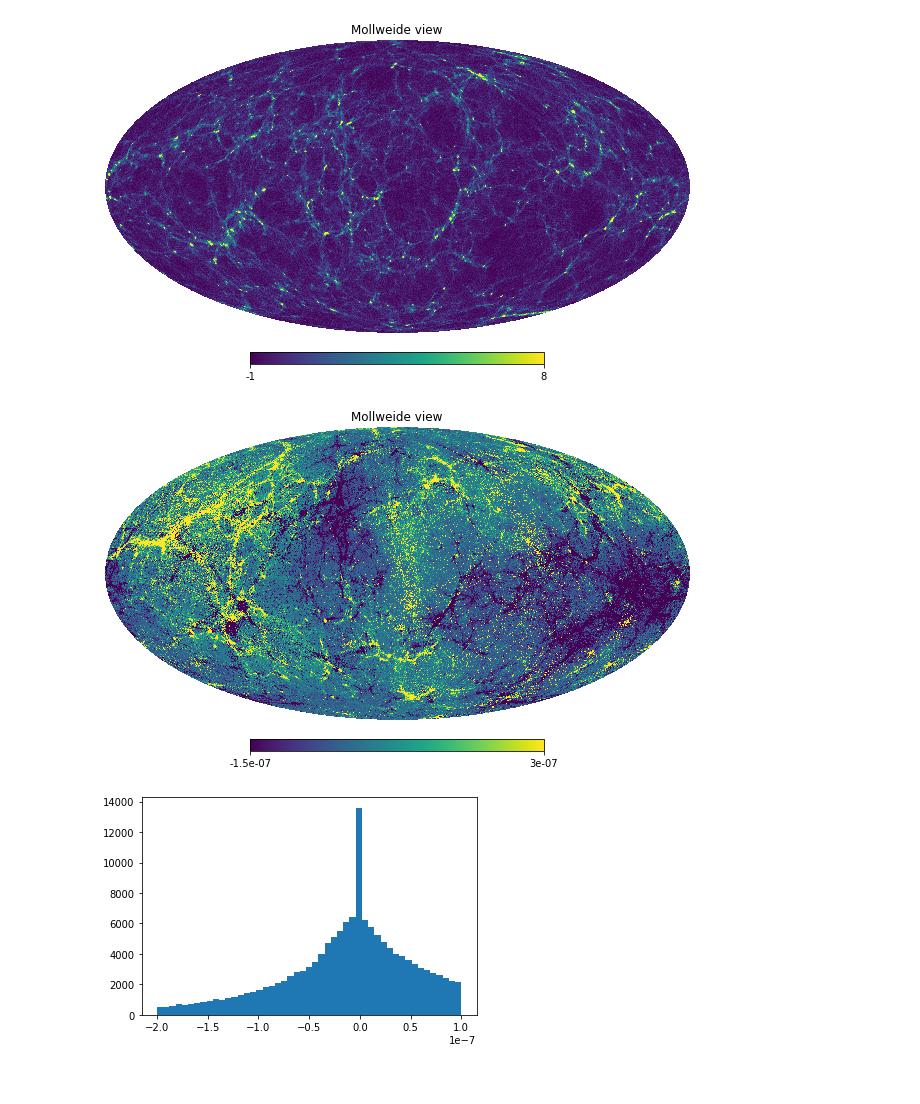
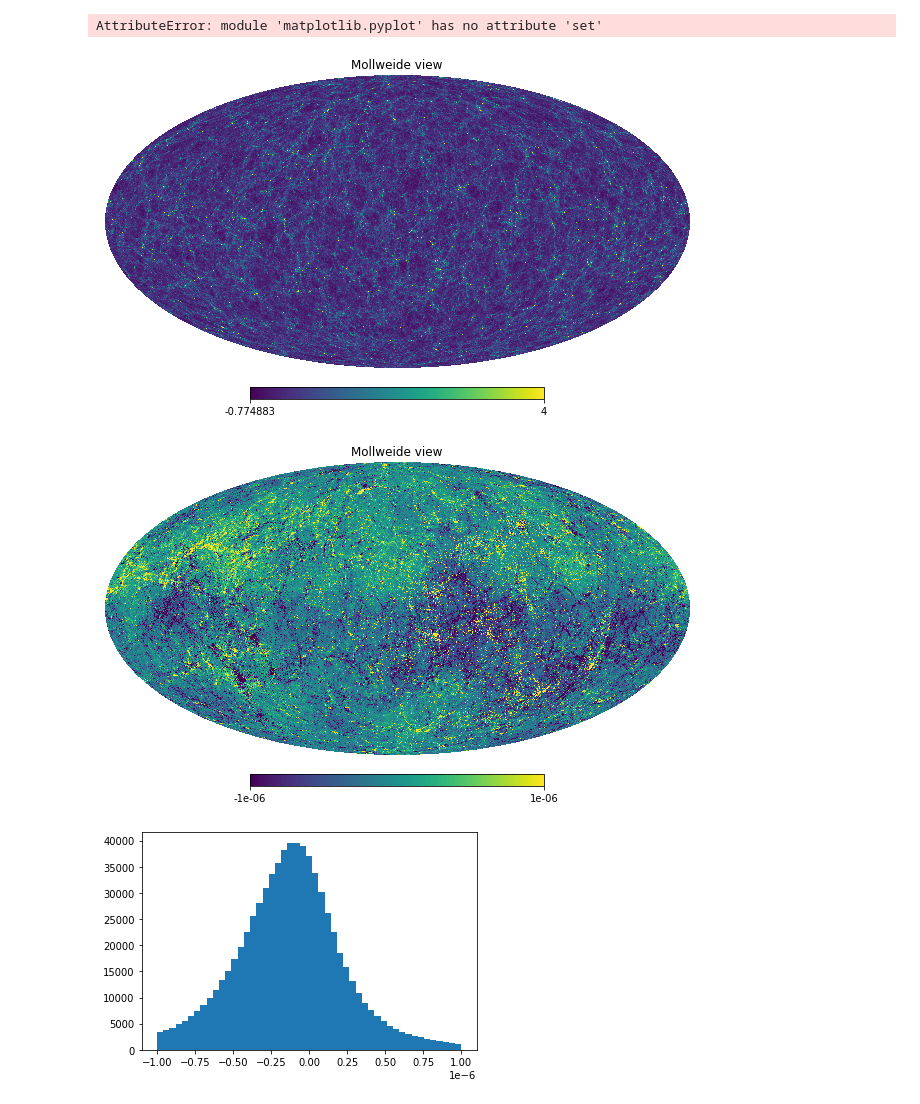
Before and after one commit to wurdahl/kSZfromPC, a Jupyter notebook: Opening-FITS.ipynb, the cells around one changed output. Drawn from its saved outputs; the diff is of its cells as text; code cells hidden in the pictures.

```diff
--- a/Opening-FITS.ipynb
+++ b/Opening-FITS.ipynb
@@ -1,23 +1,27 @@
 # %%
 import matplotlib.pyplot as plt
-
-%matplotlib inline
+import matplo
+#%matplotlib inline
+plt.set('Agg')
+# %% [output]
+AttributeError: module 'matplotlib.pyplot' has no attribute 'set'
 # %%
 import numpy as np
 import healpy as hp
 # %%
 o = hp.read_map("overdensity.fits")
-hp.mollview(o,xsize=3200, max=8)
+hp.mollview(o,xsize=6400, max=4)
 # %% [output]
-[figure, old version]
+[figure, new version]
 # %%
 kSZ = hp.read_map("kSZ.fits")
-hp.mollview(kSZ,xsize=3200, min=-1.5*10**-7,max=3*10**-7)
+hp.mollview(kSZ,xsize=6400, min=-1*10**-6,max=1*10**-6)
+plt.savefig("ksz")
 # %% [output]
-[figure, old version]
+[figure, new version]
 # %%
-plt.hist(kSZ,bins = np.linspace(-2*10**-7,1*10**-7));
+plt.hist(kSZ,bins = np.linspace(-1*10**-6,1*10**-6));
 # %% [output]
-[figure, old version]
+[figure, new version]
 # %%
 convergence = hp.read_map("convergence.fits")
```
Also changed, not shown: parts of 4 cells of this notebook, 4 other files.
